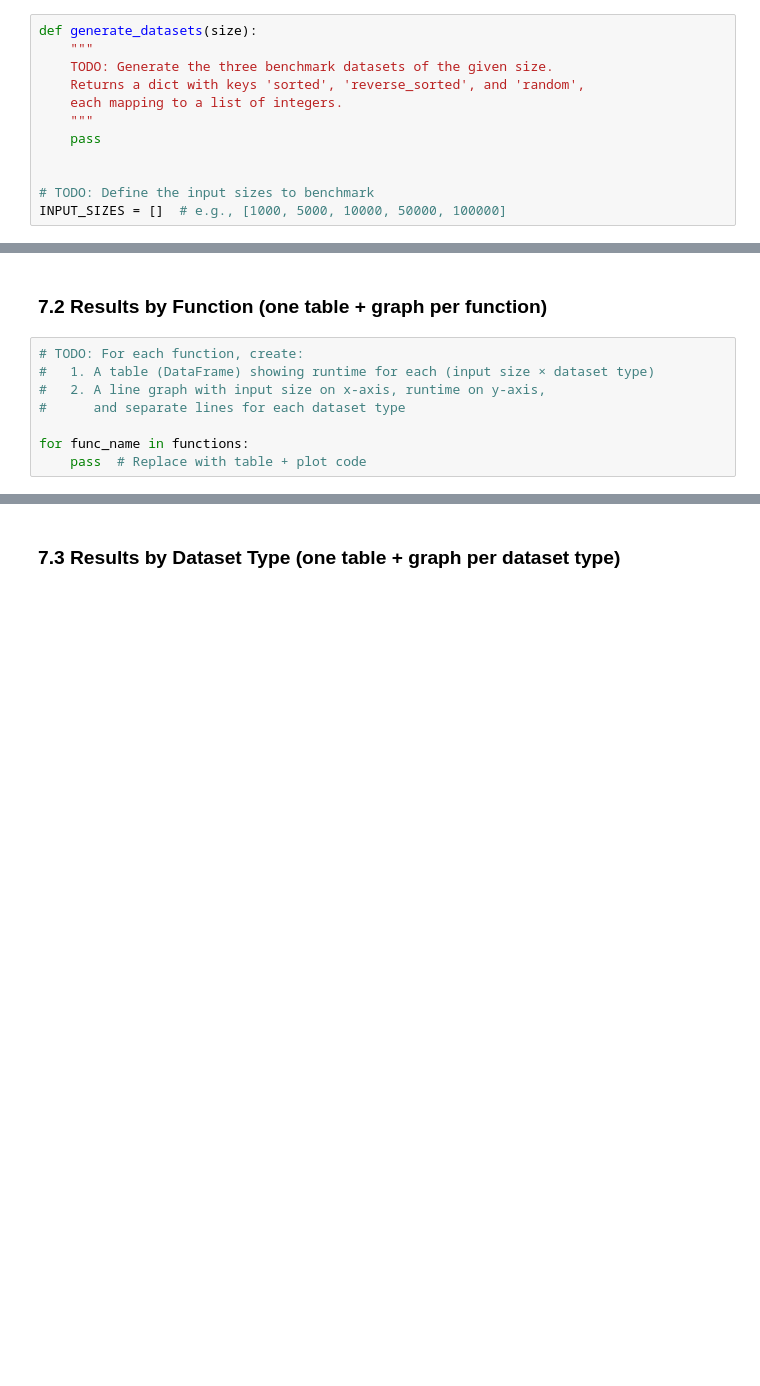
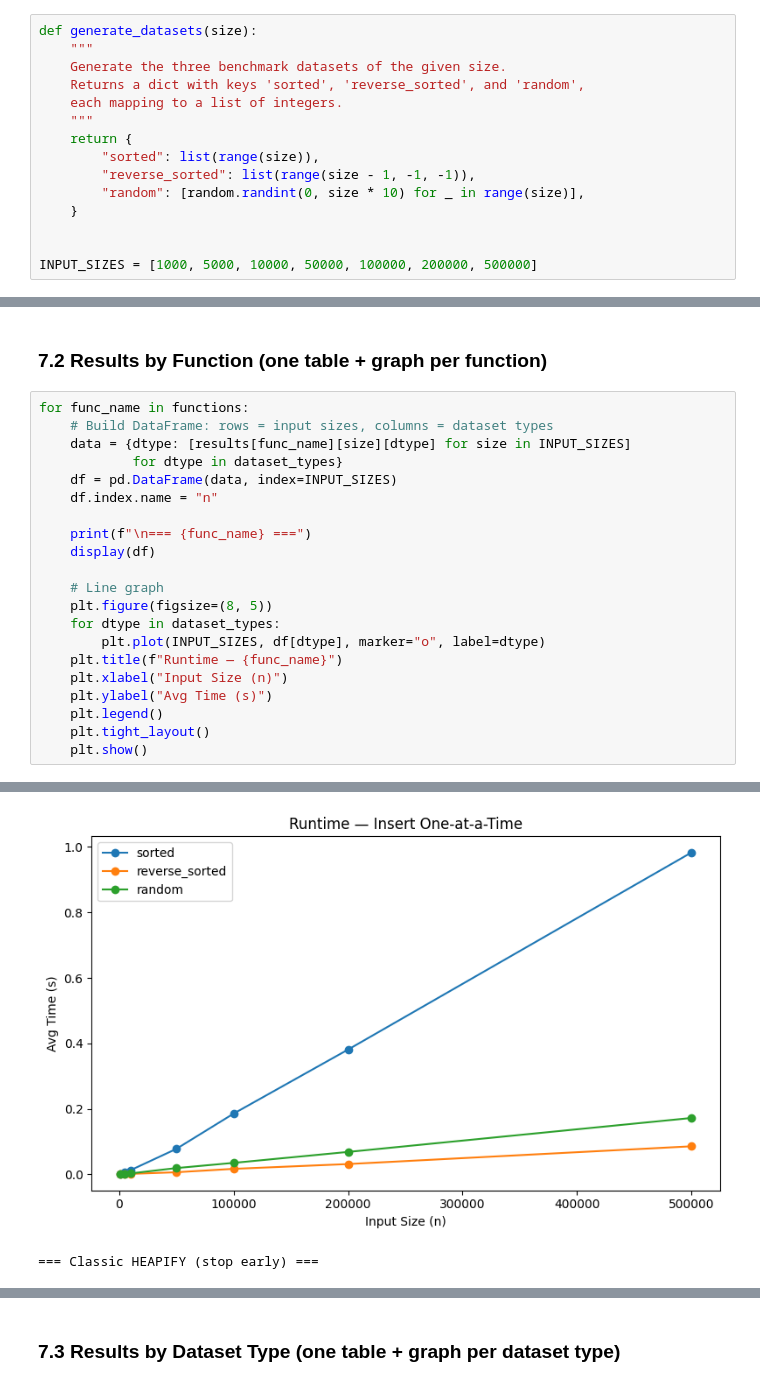
Before and after one commit to MSOE-oskar/algorithms-program-4, a Jupyter notebook: program4_benchmarking_heaps.ipynb, the cells around one changed output, grey strips where cells are left out. Saved outputs shown, nothing was run; the diff lists cells and outputs as text; blank space fills up the shorter version.

Commit message:
Complete approach 1: Insert one at a time

```diff
--- a/program4_benchmarking_heaps.ipynb
+++ b/program4_benchmarking_heaps.ipynb
@@ -137,15 +155,18 @@ def is_valid_max_heap(heap):
 # %%
 def generate_datasets(size):
     """
-    TODO: Generate the three benchmark datasets of the given size.
+    Generate the three benchmark datasets of the given size.
     Returns a dict with keys 'sorted', 'reverse_sorted', and 'random',
     each mapping to a list of integers.
     """
-    pass
+    return {
+        "sorted": list(range(size)),
+        "reverse_sorted": list(range(size - 1, -1, -1)),
+        "random": [random.randint(0, size * 10) for _ in range(size)],
+    }
 
 
-# TODO: Define the input sizes to benchmark
-INPUT_SIZES = []  # e.g., [1000, 5000, 10000, 50000, 100000]
+INPUT_SIZES = [1000, 5000, 10000, 50000, 100000, 200000, 500000]
 # %% [markdown]
 ---
 ## 6. Benchmarking
@@ -186,10 +239,24 @@ results = {}  # TODO: populate with benchmark results
 <!-- For each function, show a table and graph of runtime vs. input size,
      with separate series for sorted, reverse sorted, and random data. -->
 # %%
-# TODO: For each function, create:
-#   1. A table (DataFrame) showing runtime for each (input size × dataset type)
-#   2. A line graph with input size on x-axis, runtime on y-axis,
-#      and separate lines for each dataset type
+for func_name in functions:
+    # Build DataFrame: rows = input sizes, columns = dataset types
+    data = {dtype: [results[func_name][size][dtype] for size in INPUT_SIZES]
+            for dtype in dataset_types}
+    df = pd.DataFrame(data, index=INPUT_SIZES)
+    df.index.name = "n"
 
-for func_name in functions:
-    pass  # Replace with table + plot code
+    print(f"\n=== {func_name} ===")
+    display(df)
+
+    # Line graph
+    plt.figure(figsize=(8, 5))
+    for dtype in dataset_types:
+        plt.plot(INPUT_SIZES, df[dtype], marker="o", label=dtype)
+    plt.title(f"Runtime — {func_name}")
+    plt.xlabel("Input Size (n)")
+    plt.ylabel("Avg Time (s)")
+    plt.legend()
+    plt.tight_layout()
+    plt.show()
+# %% [output]
@@ -195,0 +273,2 @@ for func_name in functions:
+[figure, added]
+=== Classic HEAPIFY (stop early) ===
```
Also changed, not shown: parts of 7 cells of this notebook.
